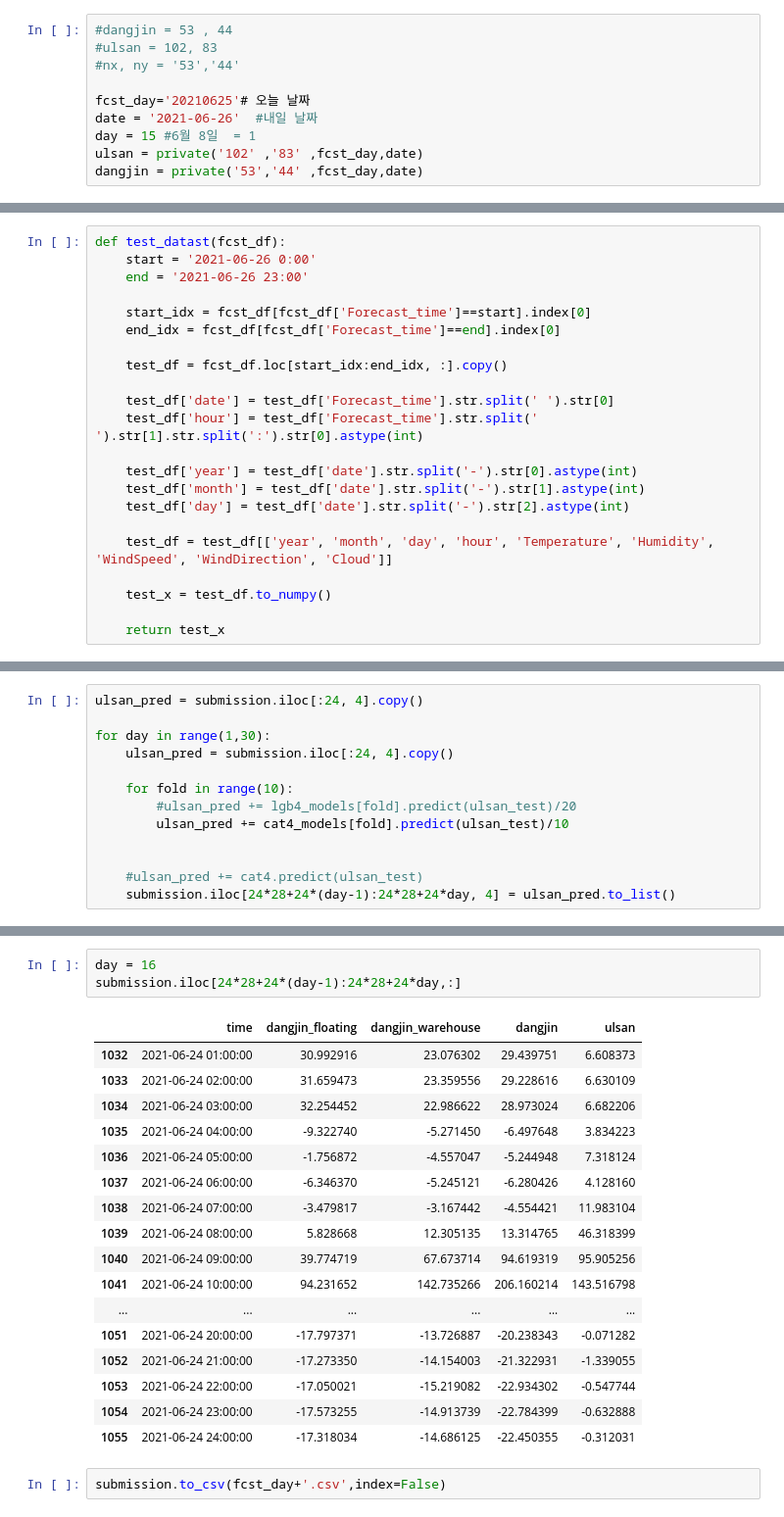
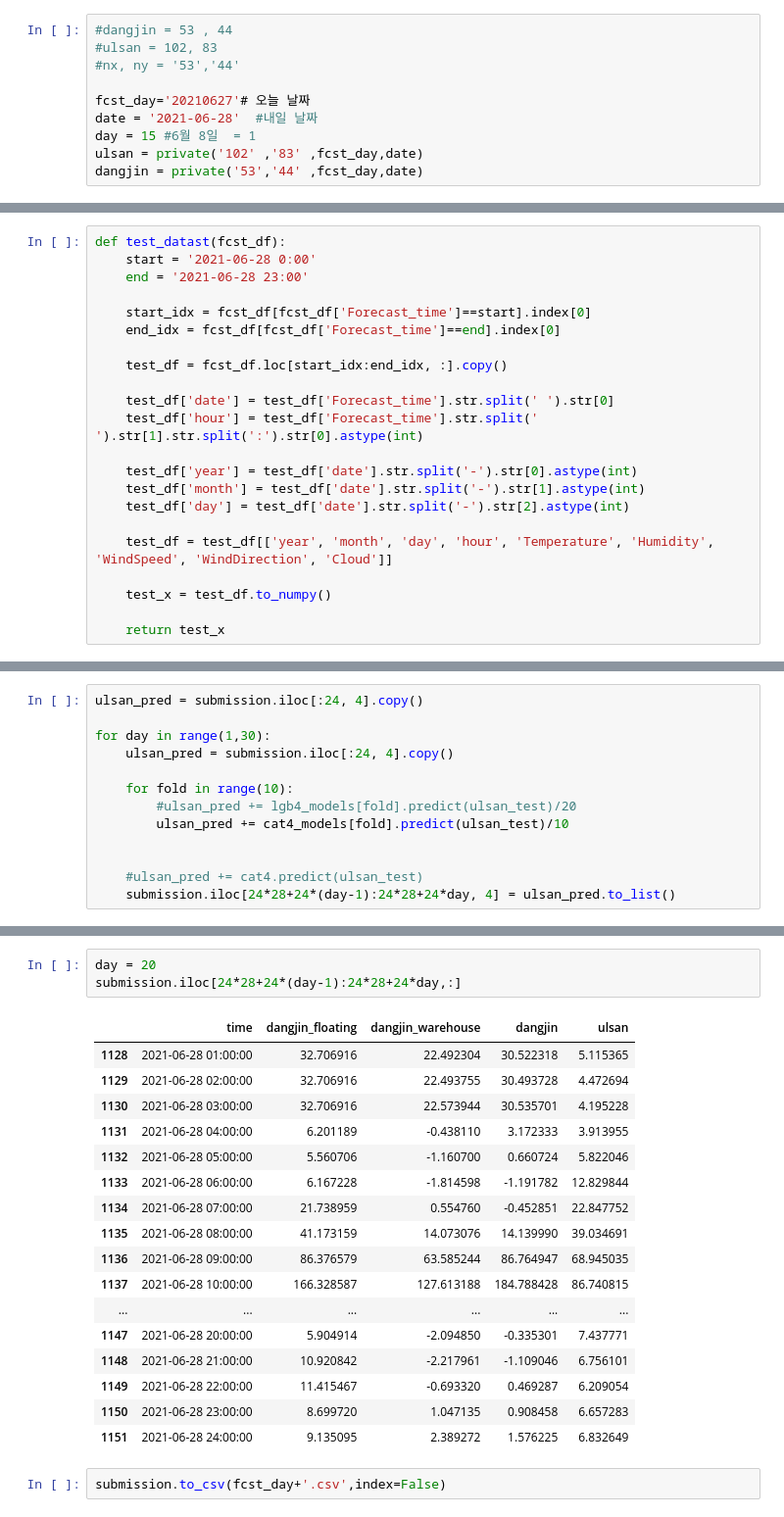
Before and after one commit to parkchanghyup/Dacon, a Jupyter notebook: 동서발전/동서발전_private.ipynb, the cells around one changed output, grey strips where cells are left out. Shown: that part at 98% size. Cells and saved outputs as stored; diff of their text form.

```diff
--- a/동서발전/동서발전_private.ipynb
+++ b/동서발전/동서발전_private.ipynb
@@ -891,8 +891,8 @@ def private(nx,ny,fcst_day,date):
 #ulsan = 102, 83
 #nx, ny = '53','44'
 
-fcst_day='20210625'# 오늘 날짜
-date = '2021-06-26'  #내일 날짜
+fcst_day='20210627'# 오늘 날짜
+date = '2021-06-28'  #내일 날짜
 day = 15 #6월 8일  = 1
 ulsan = private('102' ,'83' ,fcst_day,date)
 dangjin = private('53','44' ,fcst_day,date)
@@ -917,7 +917,7 @@ category:WindSpeed, WSD baseTime: 2300 , fcstTime: 0600 , fcstValue: 6.8
 # %%
 def test_datast(fcst_df):
-    start = '2021-06-26 0:00'
-    end = '2021-06-26 23:00'
+    start = '2021-06-28 0:00'
+    end = '2021-06-28 23:00'
 
     start_idx = fcst_df[fcst_df['Forecast_time']==start].index[0]
     end_idx = fcst_df[fcst_df['Forecast_time']==end].index[0]
@@ -1107,24 +1107,24 @@ submission.iloc[24*28+24*(day-1):24*28+24*day,:]
 # %%
-day = 16
+day = 20
 submission.iloc[24*28+24*(day-1):24*28+24*day,:]
 # %% [output]
 |  | time | dangjin_floating | dangjin_warehouse | dangjin | ulsan |
-| 1032 | 2021-06-24 01:00:00 | 30.992916 | 23.076302 | 29.439751 | 6.608373 |
-| 1033 | 2021-06-24 02:00:00 | 31.659473 | 23.359556 | 29.228616 | 6.630109 |
-| 1034 | 2021-06-24 03:00:00 | 32.254452 | 22.986622 | 28.973024 | 6.682206 |
-| 1035 | 2021-06-24 04:00:00 | -9.322740 | -5.271450 | -6.497648 | 3.834223 |
-| 1036 | 2021-06-24 05:00:00 | -1.756872 | -4.557047 | -5.244948 | 7.318124 |
-| 1037 | 2021-06-24 06:00:00 | -6.346370 | -5.245121 | -6.280426 | 4.128160 |
-| 1038 | 2021-06-24 07:00:00 | -3.479817 | -3.167442 | -4.554421 | 11.983104 |
-| 1039 | 2021-06-24 08:00:00 | 5.828668 | 12.305135 | 13.314765 | 46.318399 |
-| 1040 | 2021-06-24 09:00:00 | 39.774719 | 67.673714 | 94.619319 | 95.905256 |
-| 1041 | 2021-06-24 10:00:00 | 94.231652 | 142.735266 | 206.160214 | 143.516798 |
+| 1128 | 2021-06-28 01:00:00 | 32.706916 | 22.492304 | 30.522318 | 5.115365 |
+| 1129 | 2021-06-28 02:00:00 | 32.706916 | 22.493755 | 30.493728 | 4.472694 |
+| 1130 | 2021-06-28 03:00:00 | 32.706916 | 22.573944 | 30.535701 | 4.195228 |
+| 1131 | 2021-06-28 04:00:00 | 6.201189 | -0.438110 | 3.172333 | 3.913955 |
+| 1132 | 2021-06-28 05:00:00 | 5.560706 | -1.160700 | 0.660724 | 5.822046 |
+| 1133 | 2021-06-28 06:00:00 | 6.167228 | -1.814598 | -1.191782 | 12.829844 |
+| 1134 | 2021-06-28 07:00:00 | 21.738959 | 0.554760 | -0.452851 | 22.847752 |
+| 1135 | 2021-06-28 08:00:00 | 41.173159 | 14.073076 | 14.139990 | 39.034691 |
+| 1136 | 2021-06-28 09:00:00 | 86.376579 | 63.585244 | 86.764947 | 68.945035 |
+| 1137 | 2021-06-28 10:00:00 | 166.328587 | 127.613188 | 184.788428 | 86.740815 |
 | ... | ... | ... | ... | ... | ... |
-| 1051 | 2021-06-24 20:00:00 | -17.797371 | -13.726887 | -20.238343 | -0.071282 |
-| 1052 | 2021-06-24 21:00:00 | -17.273350 | -14.154003 | -21.322931 | -1.339055 |
-| 1053 | 2021-06-24 22:00:00 | -17.050021 | -15.219082 | -22.934302 | -0.547744 |
-| 1054 | 2021-06-24 23:00:00 | -17.573255 | -14.913739 | -22.784399 | -0.632888 |
-| 1055 | 2021-06-24 24:00:00 | -17.318034 | -14.686125 | -22.450355 | -0.312031 |
+| 1147 | 2021-06-28 20:00:00 | 5.904914 | -2.094850 | -0.335301 | 7.437771 |
+| 1148 | 2021-06-28 21:00:00 | 10.920842 | -2.217961 | -1.109046 | 6.756101 |
+| 1149 | 2021-06-28 22:00:00 | 11.415467 | -0.693320 | 0.469287 | 6.209054 |
+| 1150 | 2021-06-28 23:00:00 | 8.699720 | 1.047135 | 0.908458 | 6.657283 |
+| 1151 | 2021-06-28 24:00:00 | 9.135095 | 2.389272 | 1.576225 | 6.832649 |
 # %%
 submission.to_csv(fcst_day+'.csv',index=False)
 # %% [markdown]
```
Also changed, not shown: parts of 6 cells of this notebook.
